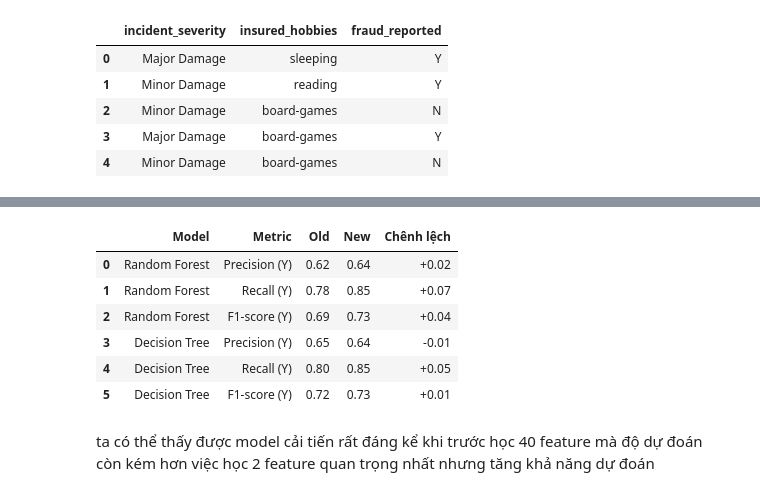
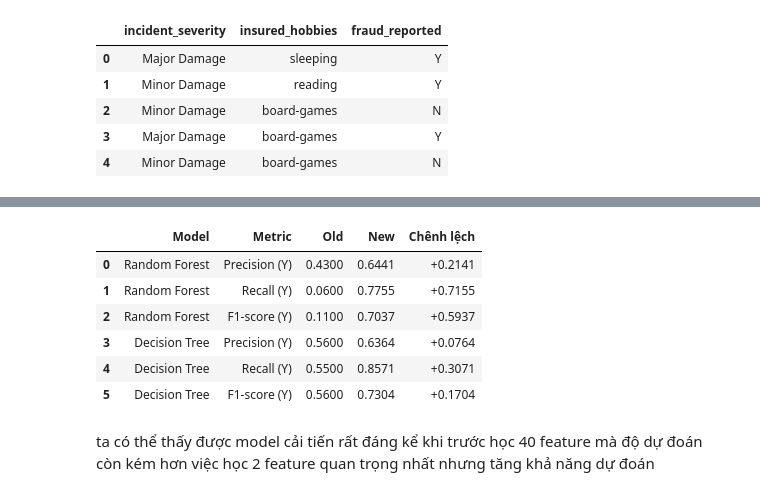
Before and after one commit to minhphu12-oc/gg-colab, a Jupyter notebook: project_5.ipynb, the cells around one changed output, grey strips where cells are left out. Cells and saved outputs as stored; diff of their text form; code cells hidden in the pictures.

```diff
--- a/project_5.ipynb
+++ b/project_5.ipynb
@@ -455,68 +508,73 @@ weighted avg       0.86      0.83      0.84       200
 # %%
-data = [
+import pandas as pd
+
+data_comparison = [
     {
         "Model": "Random Forest",
         "Metric": "Precision (Y)",
-        "Old": 0.62,
-        "New": 0.64
+        "Old": 0.43,
+        "New": 0.6441
     },
     {
         "Model": "Random Forest",
         "Metric": "Recall (Y)",
-        "Old": 0.78,
-        "New": 0.85
+        "Old": 0.06,
+        "New": 0.7755
     },
     {
         "Model": "Random Forest",
         "Metric": "F1-score (Y)",
-        "Old": 0.69,
-        "New": 0.73
+        "Old": 0.11,
+        "New": 0.7037
     },
     {
         "Model": "Decision Tree",
         "Metric": "Precision (Y)",
-        "Old": 0.65,
-        "New": 0.64
+        "Old": 0.56,
+        "New": 0.6364
     },
     {
         "Model": "Decision Tree",
         "Metric": "Recall (Y)",
-        "Old": 0.80,
-        "New": 0.85
+        "Old": 0.55,
+        "New": 0.8571
     },
     {
         "Model": "Decision Tree",
         "Metric": "F1-score (Y)",
-        "Old": 0.72,
-        "New": 0.73
+        "Old": 0.56,
+        "New": 0.7304
     }
 ]
 
 # Tạo DataFrame
-compare_df = pd.DataFrame(data)
+compare_df = pd.DataFrame(data_comparison)
 compare_df["Chênh lệch"] = compare_df["New"] - compare_df["Old"]
+
 def highlight_diff(val):
     if val > 0:
         return 'color: green; font-weight: bold;'
     elif val < 0:
         return 'color: red; font-weight: bold;'
     else:
         return 'color: gray;'
+
 styled_table = compare_df.style.format({
-    'Old': '{:.2f}',
-    'New': '{:.2f}',
-    'Chênh lệch': '{:+.2f}'
-    }).map(highlight_diff, subset=['Chênh lệch'])
+    'Old': '{:.4f}',
+    'New': '{:.4f}',
+    'Chênh lệch': '{:+.4f}'
+}).map(highlight_diff, subset=['Chênh lệch'])
+
 # Hiển thị bảng so sánh
 display(styled_table)
 # %% [output]
 |  | Model | Metric | Old | New | Chênh lệch |
-| 0 | Random Forest | Precision (Y) | 0.62 | 0.64 | +0.02 |
-| 1 | Random Forest | Recall (Y) | 0.78 | 0.85 | +0.07 |
-| 2 | Random Forest | F1-score (Y) | 0.69 | 0.73 | +0.04 |
-| 3 | Decision Tree | Precision (Y) | 0.65 | 0.64 | -0.01 |
-| 4 | Decision Tree | Recall (Y) | 0.80 | 0.85 | +0.05 |
-| 5 | Decision Tree | F1-score (Y) | 0.72 | 0.73 | +0.01 |
+| 0 | Random Forest | Precision (Y) | 0.4300 | 0.6441 | +0.2141 |
+| 1 | Random Forest | Recall (Y) | 0.0600 | 0.7755 | +0.7155 |
+| 2 | Random Forest | F1-score (Y) | 0.1100 | 0.7037 | +0.5937 |
+| 3 | Decision Tree | Precision (Y) | 0.5600 | 0.6364 | +0.0764 |
+| 4 | Decision Tree | Recall (Y) | 0.5500 | 0.8571 | +0.3071 |
+| 5 | Decision Tree | F1-score (Y) | 0.5600 | 0.7304 | +0.1704 |
 # %% [markdown]
 ta có thể thấy được model cải tiến rất đáng kể khi trước học 40 feature mà độ dự đoán còn kém hơn việc học 2 feature quan trọng nhất nhưng tăng khả năng dự đoán
 # %% [markdown]
```
Also changed, not shown: parts of 26 cells of this notebook.
